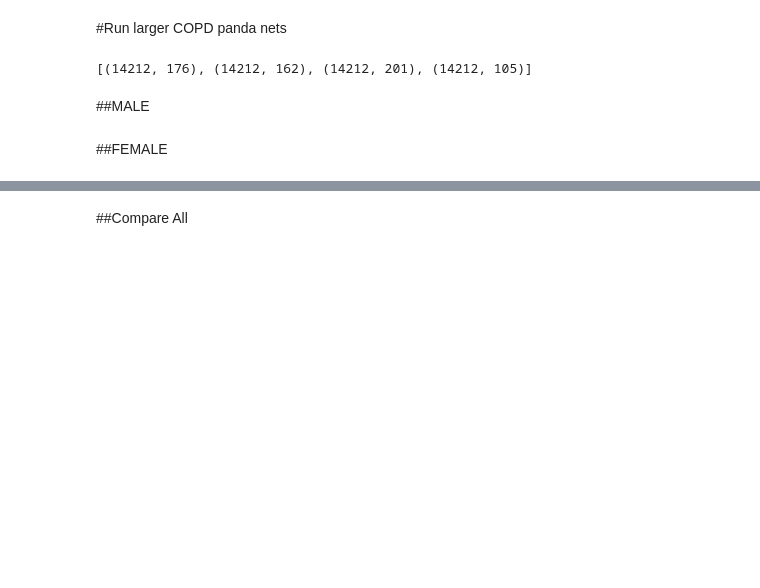
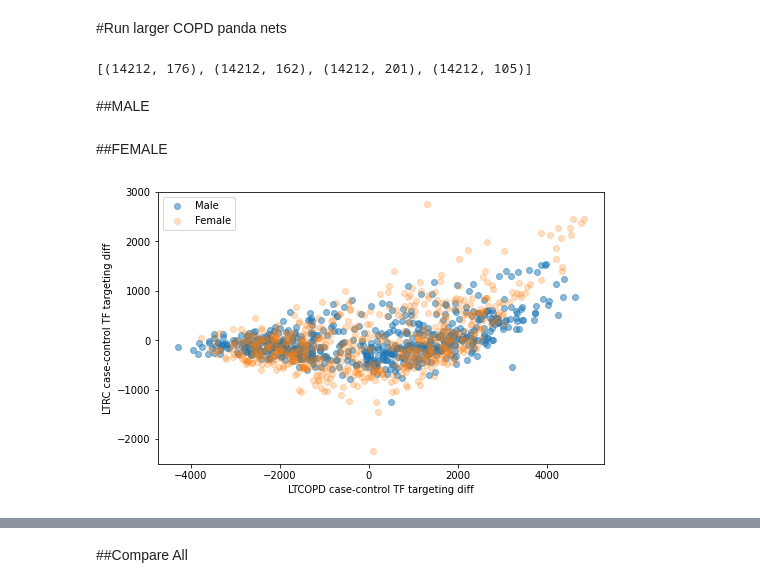
Before and after one commit to dcolinmorgan/LTCOPDsex, a Jupyter notebook: 2xCOPD_gender.ipynb, the cells around one changed output, grey strips where cells are left out. Drawn from its saved outputs; the diff is of its cells as text; code cells hidden in the pictures; blank space fills up the shorter version.

```diff
--- a/2xCOPD_gender.ipynb
+++ b/2xCOPD_gender.ipynb
@@ -595,3 +601,72 @@ nnnn['diff']=mmmm.force_x-nnnn.force_y
 nnnn = nnnn.sort_values(by ='diff' )
 nnn.to_csv('drive/My Drive/TF_zscore_F_large.txt',sep='\t')
 nnnn.to_csv('drive/My Drive/gene_zscore_F_large.txt',sep='\t')
+# %%
+## subtract link weights between case and control, then zscore then take degree
+
+MC=np.load('drive/My Drive/Colab Notebooks/model_output/MC_LTRC.npy',allow_pickle=True)#,sep='\t',index_col=0,header=None,names=['loc','symbol'])
+MNC=np.load('drive/My Drive/Colab Notebooks/model_output/MNC_LTRC.npy',allow_pickle=True)#,sep='\t',index_col=0,header=None,names=['loc','symbol'])
+MNC=pd.DataFrame(MNC)
+MNC.columns=['tf','gene','motif','force']
+MC=pd.DataFrame(MC)
+MC.columns=['tf','gene','motif','force']
+
+FC=np.load('drive/My Drive/Colab Notebooks/model_output/FC_LTRC.npy',allow_pickle=True)#,sep='\t',index_col=0,header=None,names=['loc','symbol'])
+FNC=np.load('drive/My Drive/Colab Notebooks/model_output/FNC_LTRC.npy',allow_pickle=True)#,sep='\t',index_col=0,header=None,names=['loc','symbol'])
+FNC=pd.DataFrame(FNC)
+FNC.columns=['tf','gene','motif','force']
+FC=pd.DataFrame(FC)
+FC.columns=['tf','gene','motif','force']
+
+FC['Ca-Co_diff']=zscore(pd.to_numeric(FC.force-FNC.force))
+FeAtf=FC.groupby(['tf']).agg({'force':sum})
+FeAg=FC.groupby(['gene']).agg({'Ca-Co_diff':sum})
+MC['Ca-Co_diff']=zscore(pd.to_numeric(MC.force-MNC.force))
+MaAtf=MC.groupby(['tf']).agg({'force':sum})
+MaAg=MC.groupby(['tf']).agg({'Ca-Co_diff':sum})
+
+# FC['Ca-Co_diff']=zscore(pd.to_numeric(FC.force-FNC.force))
+# FeDiffA=FC.groupby(['tf']).agg({'Ca-Co_diff':sum})
+# MC['Ca-Co_diff']=zscore(pd.to_numeric(MC.force-MNC.force))#
+# MaDiffA=MC.groupby(['tf']).agg({'Ca-Co_diff':sum})
+
+del FC, FNC, MC, MNC
+
+Panda_Mcase=np.load('drive/My Drive/Colab Notebooks/model_output/MC_LTCOPD.npy',allow_pickle=True)#,sep='\t',index_col=0,header=None,names=['loc','symbol'])
+Panda_Mcont=np.load('drive/My Drive/Colab Notebooks/model_output/MNC_LTCOPD.npy',allow_pickle=True)#,sep='\t',index_col=0,header=None,names=['loc','symbol'])
+Panda_Mcont=pd.DataFrame(Panda_Mcont)
+Panda_Mcont.columns=['tf','gene','motif','force']
+Panda_Mcase=pd.DataFrame(Panda_Mcase)
+Panda_Mcase.columns=['tf','gene','motif','force']
+
+Panda_FcaseFULL=np.load('drive/My Drive/Colab Notebooks/model_output/FC_LTCOPD.npy',allow_pickle=True)#,sep='\t',index_col=0,header=None,names=['loc','symbol'])
+Panda_FcontFULL=np.load('drive/My Drive/Colab Notebooks/model_output/FNC_LTCOPD.npy',allow_pickle=True)#,sep='\t',index_col=0,header=None,names=['loc','symbol'])
+Panda_FcontFULL=pd.DataFrame(Panda_FcontFULL)
+Panda_FcontFULL.columns=['tf','gene','motif','force']
+Panda_FcaseFULL=pd.DataFrame(Panda_FcaseFULL)
+Panda_FcaseFULL.columns=['tf','gene','motif','force']
+
+Panda_FcaseFULL['Ca-Co_diff']=zscore(pd.to_numeric(Panda_FcaseFULL.force-Panda_FcontFULL.force))
+FeBtf=Panda_FcaseFULL.groupby(['tf']).agg({'force':sum})
+FeBg=Panda_FcaseFULL.groupby(['gene']).agg({'Ca-Co_diff':sum})
+Panda_Mcase['Ca-Co_diff']=zscore(pd.to_numeric(Panda_Mcase.force-Panda_Mcont.force))
+MaBtf=Panda_Mcase.groupby(['tf']).agg({'force':sum})
+MaBg=Panda_Mcase.groupby(['gene']).agg({'Ca-Co_diff':sum})
+
+# Panda_FcaseFULL['Ca-Co_diff']=zscore(pd.to_numeric(Panda_FcaseFULL.force-Panda_FcontFULL.force))
+# FeDiffB=Panda_FcaseFULL.groupby(['tf']).agg({'Ca-Co_diff':sum})
+# Panda_Mcase['Ca-Co_diff']=zscore(pd.to_numeric(Panda_Mcase.force-Panda_Mcont.force))#
+# MaDiffB=Panda_Mcase.groupby(['tf']).agg({'Ca-Co_diff':sum})
+
+del Panda_FcaseFULL, Panda_FcontFULL, Panda_Mcase, Panda_Mcont
+
+plt.figure(figsize=(8, 5))
+
+p1=plt.scatter(MaBtf,MaAtf,alpha=.5) ## minus because one is case-control, other control-case!!
+p2=plt.scatter(FeBtf,FeAtf,alpha=.25)
+plt.ylabel('LTRC case-control TF targeting diff')
+plt.xlabel('LTCOPD case-control TF targeting diff')
+plt.legend((p1, p2),('Male','Female'))
+plt.savefig("fig.png",dpi=300,bbox_inches = "tight")
+# %% [output]
+[figure, added]
```
Also changed, not shown: parts of 38 cells of this notebook.
